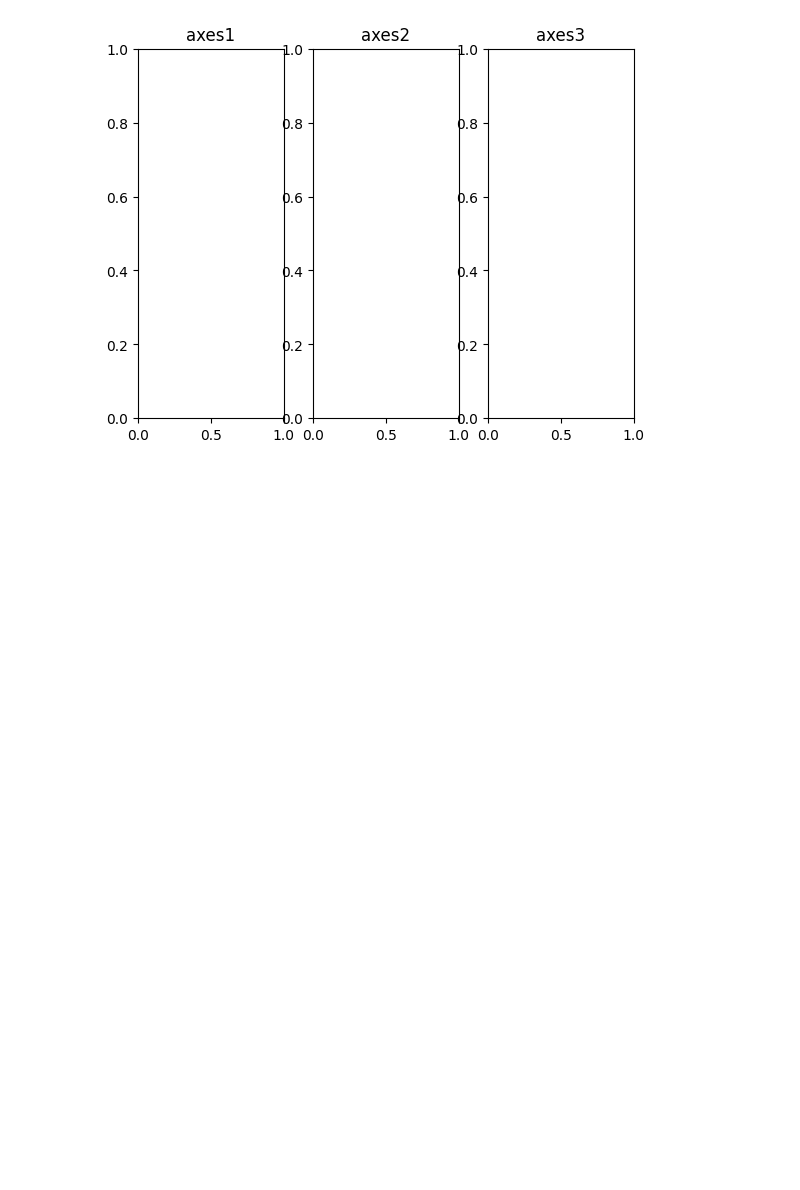
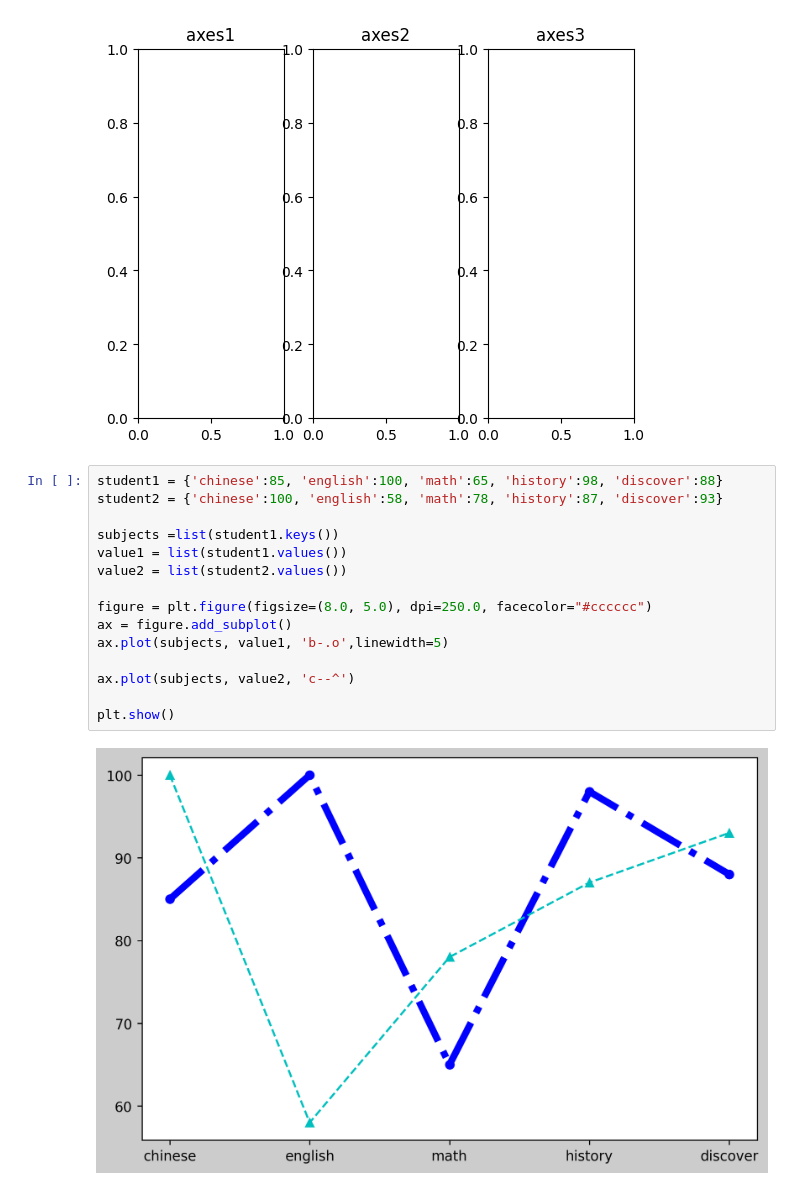
Before and after one commit to cindychou0503/Learning, a Jupyter notebook: 0729.ipynb, the cells around one changed output. Cells and saved outputs as stored; diff of their text form; blank space fills up the shorter version.

```diff
--- a/0729.ipynb
+++ b/0729.ipynb
@@ -36,3 +36,20 @@ ax_3.set_title("axes3")
 # %% [output]
 Text(0.5, 1.0, 'axes3')
 [figure]
+# %%
+student1 = {'chinese':85, 'english':100, 'math':65, 'history':98, 'discover':88}
+student2 = {'chinese':100, 'english':58, 'math':78, 'history':87, 'discover':93}
+
+subjects =list(student1.keys())
+value1 = list(student1.values())
+value2 = list(student2.values())
+
+figure = plt.figure(figsize=(8.0, 5.0), dpi=250.0, facecolor="#cccccc")
+ax = figure.add_subplot()
+ax.plot(subjects, value1, 'b-.o',linewidth=5)
+
+ax.plot(subjects, value2, 'c--^')
+
+plt.show()
+# %% [output]
+[figure, added]
```
